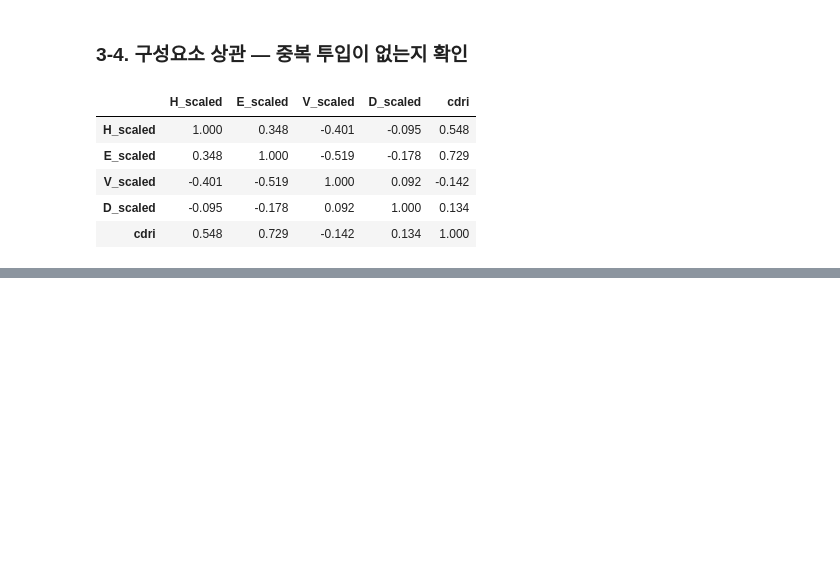
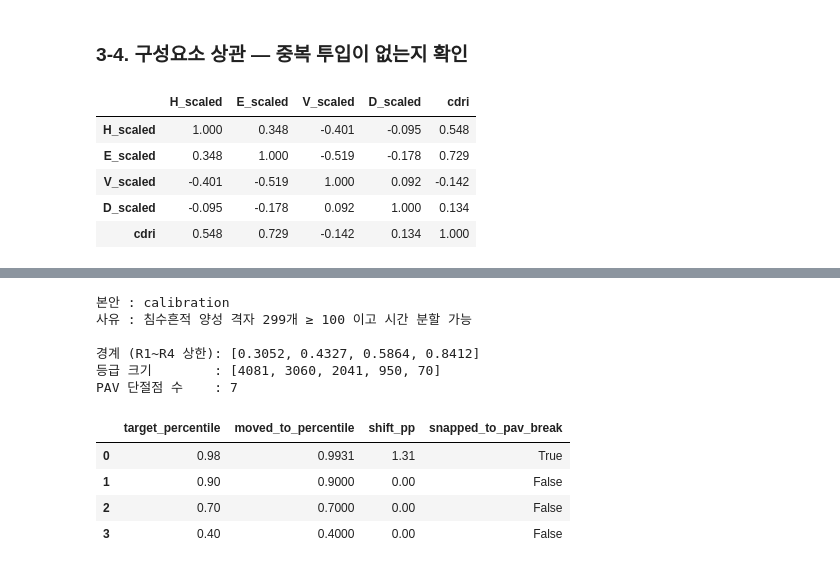
Before and after one commit to JaeHong-Jang/Changwon-, a Jupyter notebook: notebooks/04_modeling.ipynb, the cells around one changed output, grey strips where cells are left out. Drawn from its saved outputs; the diff is of its cells as text; code cells hidden in the pictures; blank space fills up the shorter version.

```diff
--- a/notebooks/04_modeling.ipynb
+++ b/notebooks/04_modeling.ipynb
@@ -331,0 +434,23 @@ cdri[["H_scaled", "E_scaled", "V_scaled", "D_scaled", "cdri"]].corr().round(3)
+# %%
+gs = m7["grade_system"]
+print("본안 :", gs["scheme"])
+print("사유 :", gs["scheme_reason"])
+print()
+cal = gs["calibration"]
+print("경계 (R1~R4 상한):", [round(b, 4) for b in cal["breaks"]])
+print("등급 크기        :", cal["grade_sizes"])
+print("PAV 단절점 수    :", cal["n_pav_breaks"])
+print()
+pd.DataFrame(cal["moves"])
+# %% [output]
+본안 : calibration
+사유 : 침수흔적 양성 격자 299개 ≥ 100 이고 시간 분할 가능
+
+경계 (R1~R4 상한): [0.3052, 0.4327, 0.5864, 0.8412]
+등급 크기        : [4081, 3060, 2041, 950, 70]
+PAV 단절점 수    : 7
+|  | target_percentile | moved_to_percentile | shift_pp | snapped_to_pav_break |
+| 0 | 0.98 | 0.9931 | 1.31 | True |
+| 1 | 0.90 | 0.9000 | 0.00 | False |
+| 2 | 0.70 | 0.7000 | 0.00 | False |
+| 3 | 0.40 | 0.4000 | 0.00 | False |
```
Also changed, not shown: parts of 26 cells of this notebook, 7 other files.
